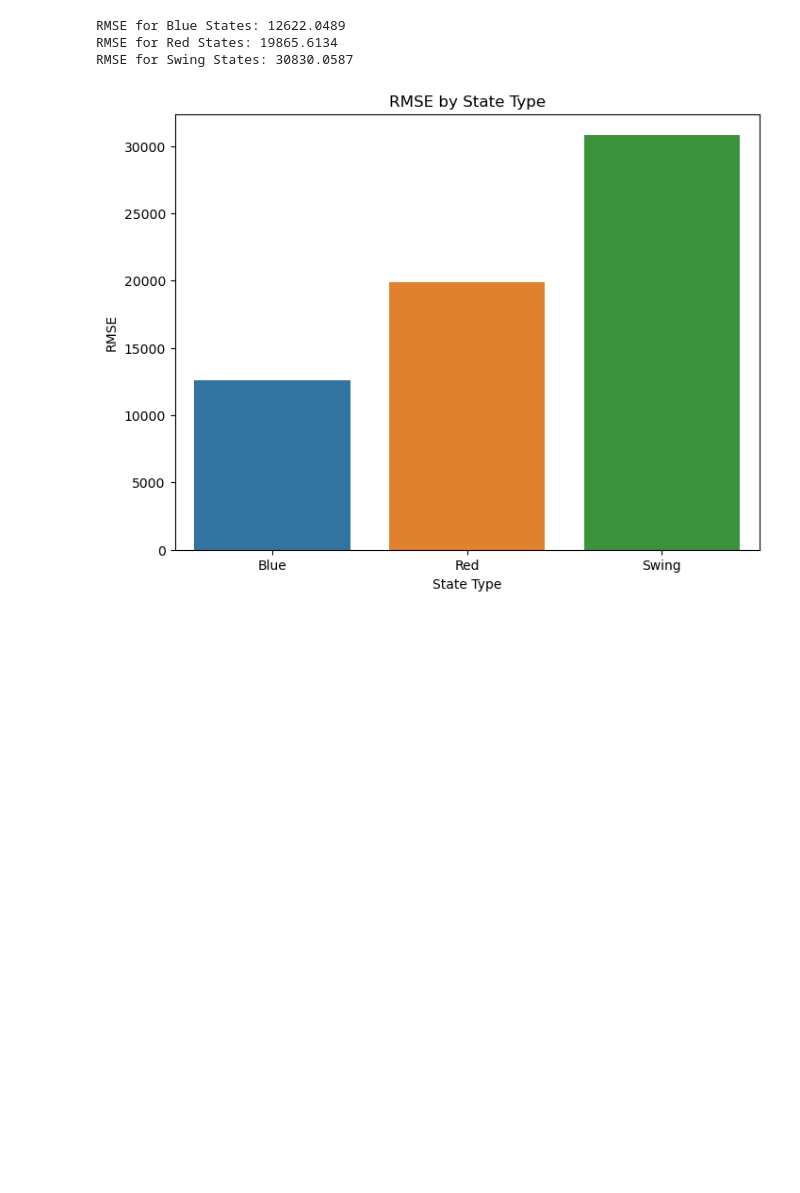
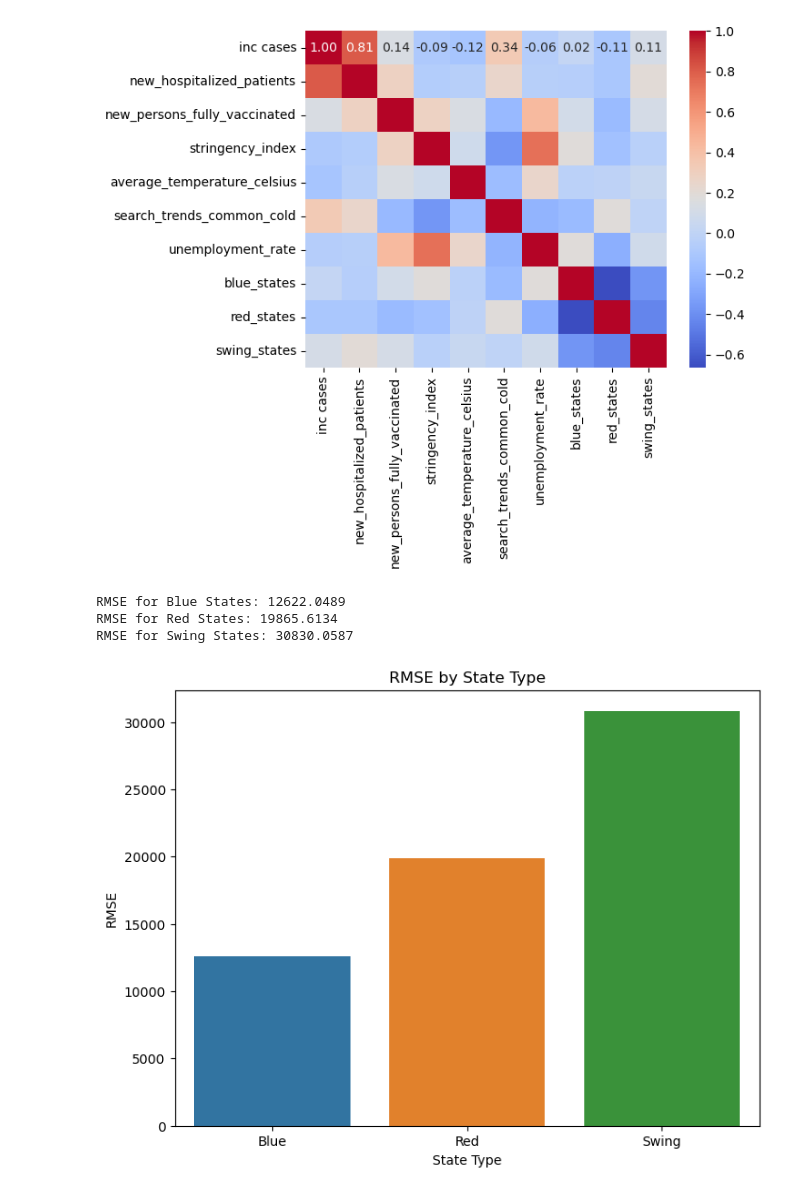
Before and after one commit to Aoyamaxx/Covid-9-TEAM, a Jupyter notebook: bias_search.ipynb, the cells around one changed output. Drawn from its saved outputs; the diff is of its cells as text; code cells hidden in the pictures; blank space fills up the shorter version.

```diff
--- a/bias_search.ipynb
+++ b/bias_search.ipynb
@@ -84,8 +88,12 @@ from sklearn.linear_model import LinearRegression
 
 df = pd.read_csv('processed_data/weekly_data_unemployment.csv', low_memory=False)
 
+territories_to_exclude = ['US_GU', 'US_VI', 'US_AS', 'US_PR', 'US_MP', 'US_DC']
+
+df = df[~df['location_key'].isin(territories_to_exclude)]
+
 # Define state lists
-blue_states_list = ['US_CA', 'US_ME', 'US_OR', 'US_CO', 'US_MD', 'US_RI', 'US_CT', 'US_MA', 'US_VT', 'US_DE', 'US_NH', 'US_VA', 'US_DC', 'US_NJ', 'US_WA', 'US_HI', 'US_NM', 'US_NY', 'US_IL']
+blue_states_list = ['US_CA', 'US_ME', 'US_OR', 'US_CO', 'US_MD', 'US_RI', 'US_CT', 'US_MA', 'US_VT', 'US_DE', 'US_NH', 'US_VA', 'US_NJ', 'US_WA', 'US_HI', 'US_NM', 'US_NY', 'US_IL']
 red_states_list = ['US_AL', 'US_AK', 'US_AR', 'US_ID', 'US_IN', 'US_IA', 'US_KS', 'US_KY', 'US_LA', 'US_MS', 'US_MO', 'US_MT', 'US_NE', 'US_ND', 'US_OK', 'US_SC', 'US_SD', 'US_TN', 'US_TX', 'US_UT', 'US_WV', 'US_WY']
 swing_states_list = ['US_AZ', 'US_NV', 'US_FL', 'US_NC', 'US_GA', 'US_OH', 'US_MI', 'US_PA', 'US_MN', 'US_WI']
 
@@ -197,6 +205,19 @@ Cross-Validation RMSE: 22232.0642 (+/- 6935.4157)
 Test RMSE: 20862.3586
 Test MAE: 10095.8262
 [figure]
+# %%
+import seaborn as sns
+import matplotlib.pyplot as plt
+
+filtered_X = X.loc[:, ~X.columns.str.startswith('location_key')]
+filtered_X = filtered_X.loc[:, filtered_X.std() > 0]
+corr = filtered_X.corr()
+
+# heatmap
+sns.heatmap(corr, annot=True, cmap="coolwarm", fmt=".2f")
+plt.show()
+# %% [output]
+[figure, added]
 # %%
 # Evaluate the model on the test set by state type
 y_test_blue = y_test[df.loc[y_test.index, 'blue_states'] == 1]
```
Also changed, not shown: parts of 24 cells of this notebook, 8 other files.
